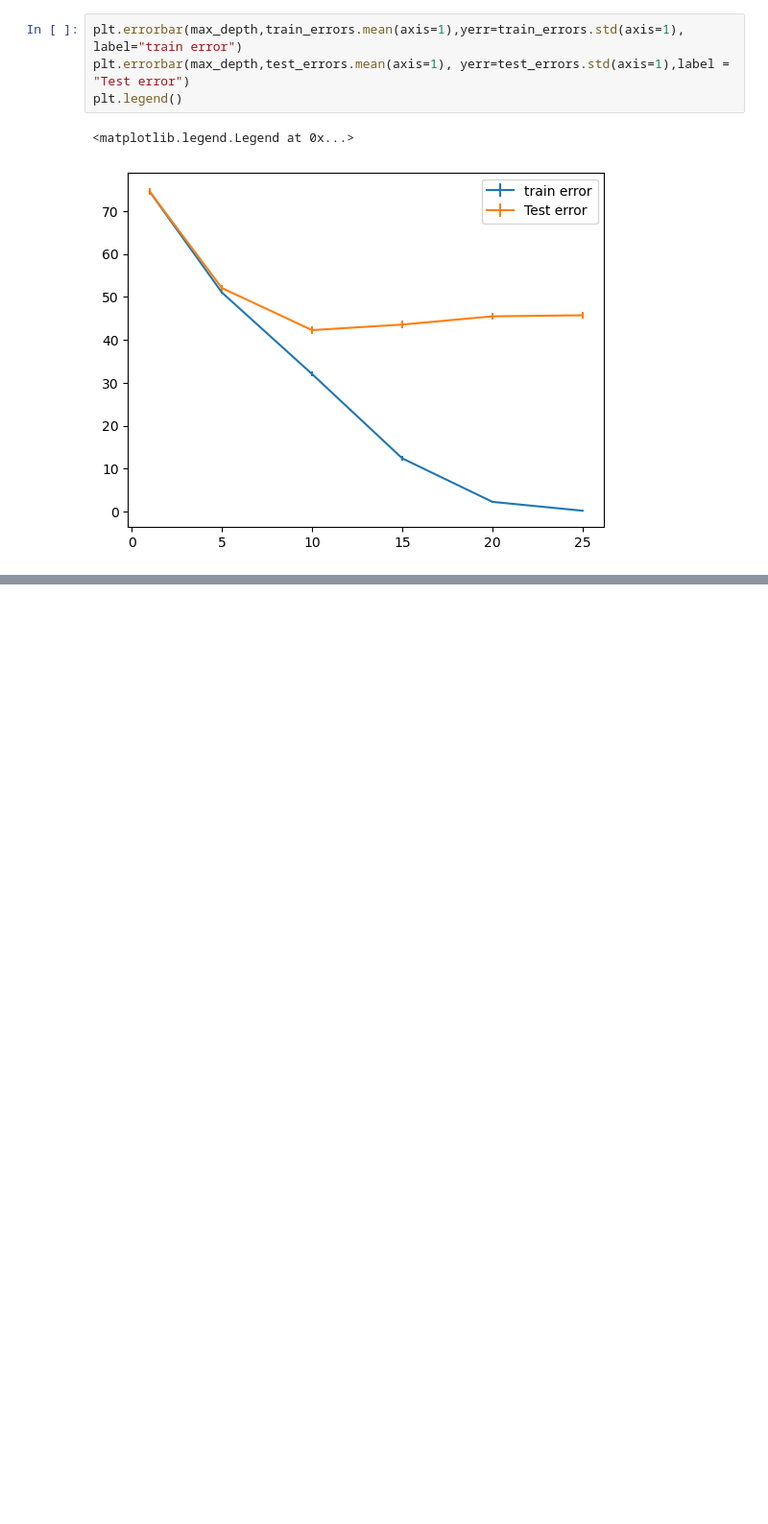
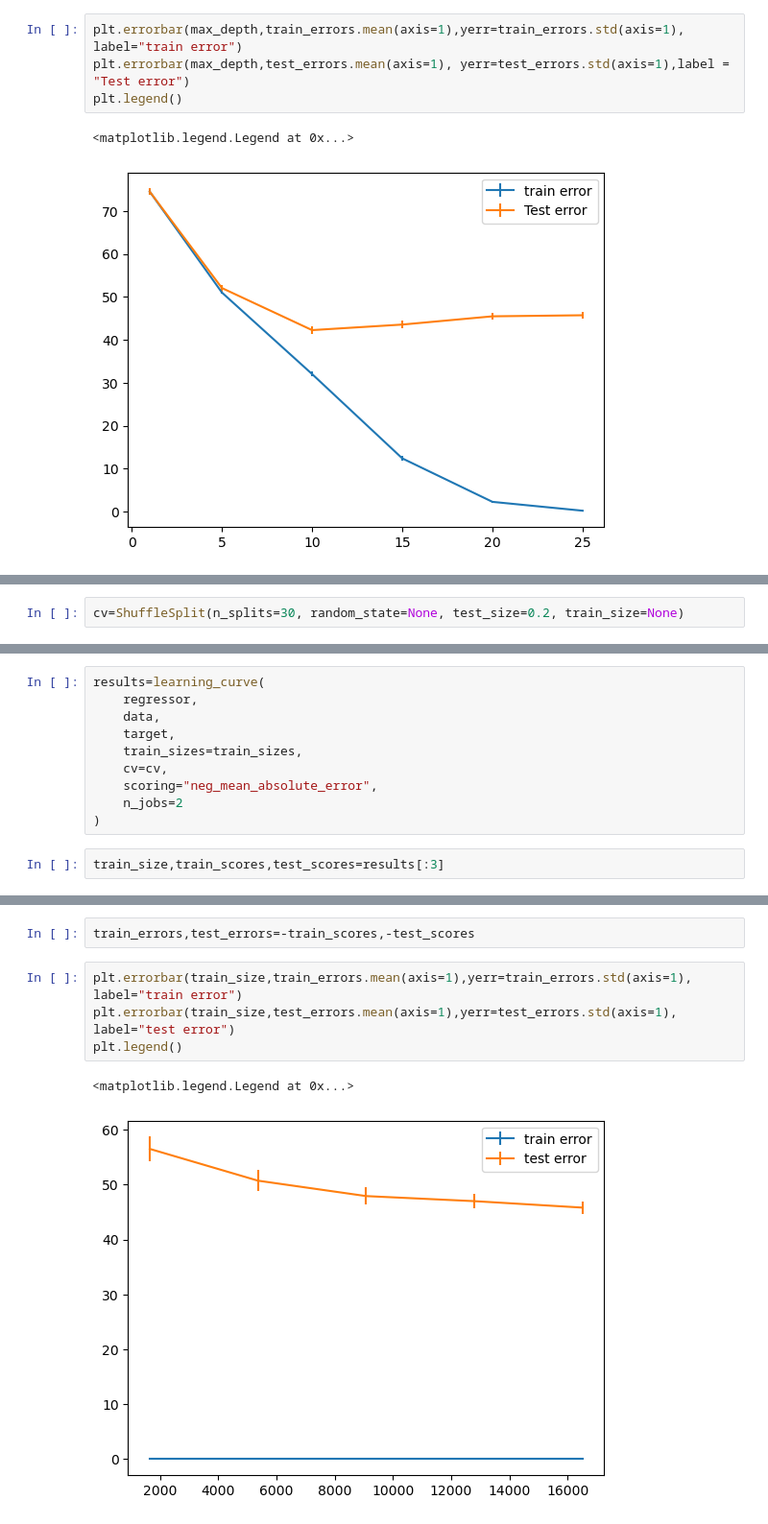
Before and after one commit to Pirouz-Nourian/scikit-learn-mooc, a Jupyter notebook: lesson/lesson3_under_over_fitting.ipynb, the cells around one changed output, grey strips where cells are left out. Shown at 96% size. Saved outputs shown, nothing was run; the diff lists cells and outputs as text; blank space fills up the shorter version.

```diff
--- a/lesson/lesson3_under_over_fitting.ipynb
+++ b/lesson/lesson3_under_over_fitting.ipynb
@@ -189,0 +219,2 @@ plt.legend()
+# %%
+cv=ShuffleSplit(n_splits=30, random_state=None, test_size=0.2, train_size=None)
@@ -189,0 +223,12 @@ plt.legend()
+# %%
+results=learning_curve(
+    regressor,
+    data,
+    target,
+    train_sizes=train_sizes,
+    cv=cv,
+    scoring="neg_mean_absolute_error",
+    n_jobs=2
+)
+# %%
+train_size,train_scores,test_scores=results[:3]
@@ -189,0 +259,9 @@ plt.legend()
+# %%
+train_errors,test_errors=-train_scores,-test_scores
+# %%
+plt.errorbar(train_size,train_errors.mean(axis=1),yerr=train_errors.std(axis=1), label="train error")
+plt.errorbar(train_size,test_errors.mean(axis=1),yerr=test_errors.std(axis=1), label="test error")
+plt.legend()
+# %% [output]
+<matplotlib.legend.Legend at 0x...>
+[figure, added]
```
Also changed, not shown: parts of 7 cells of this notebook.
